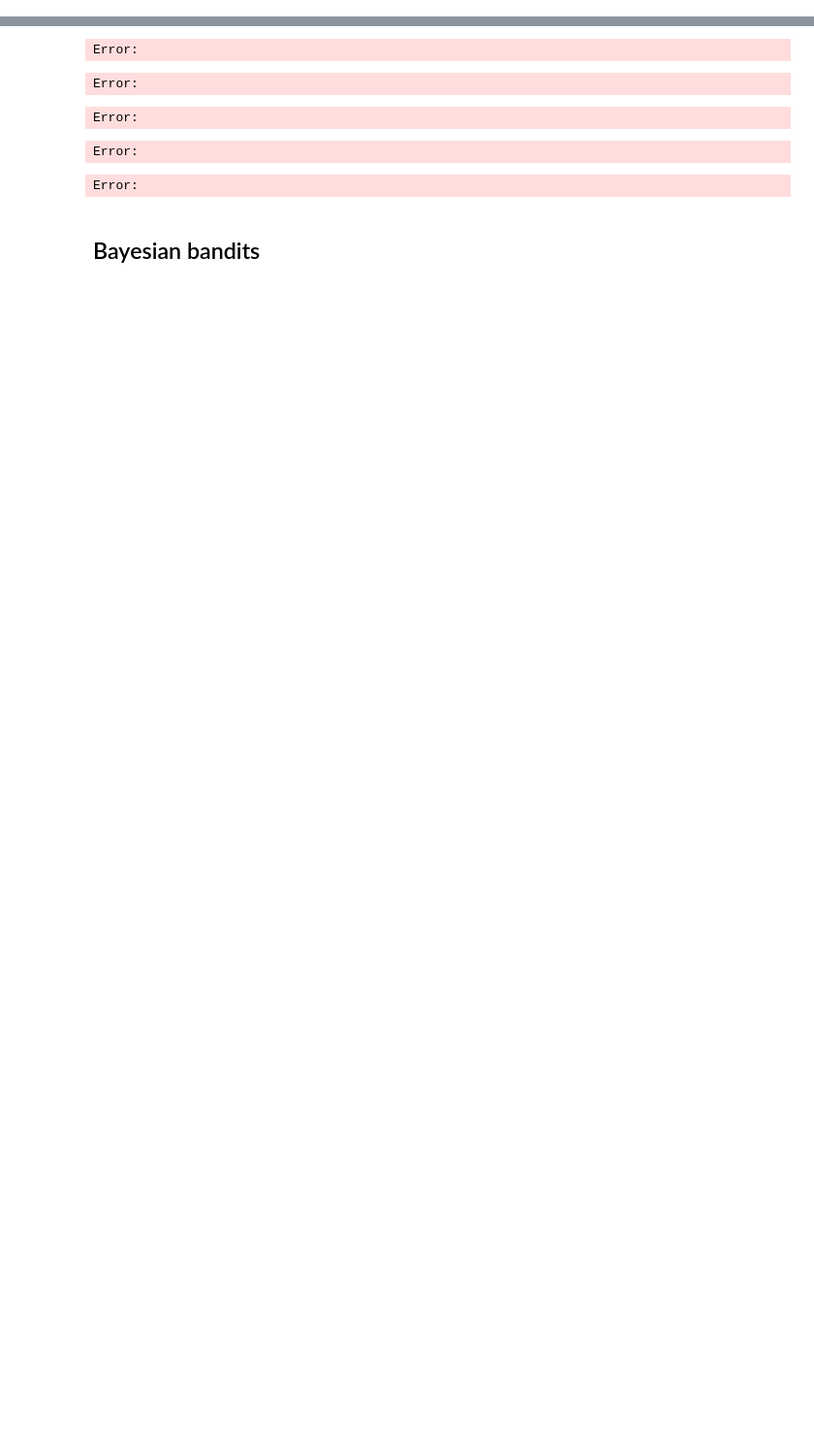
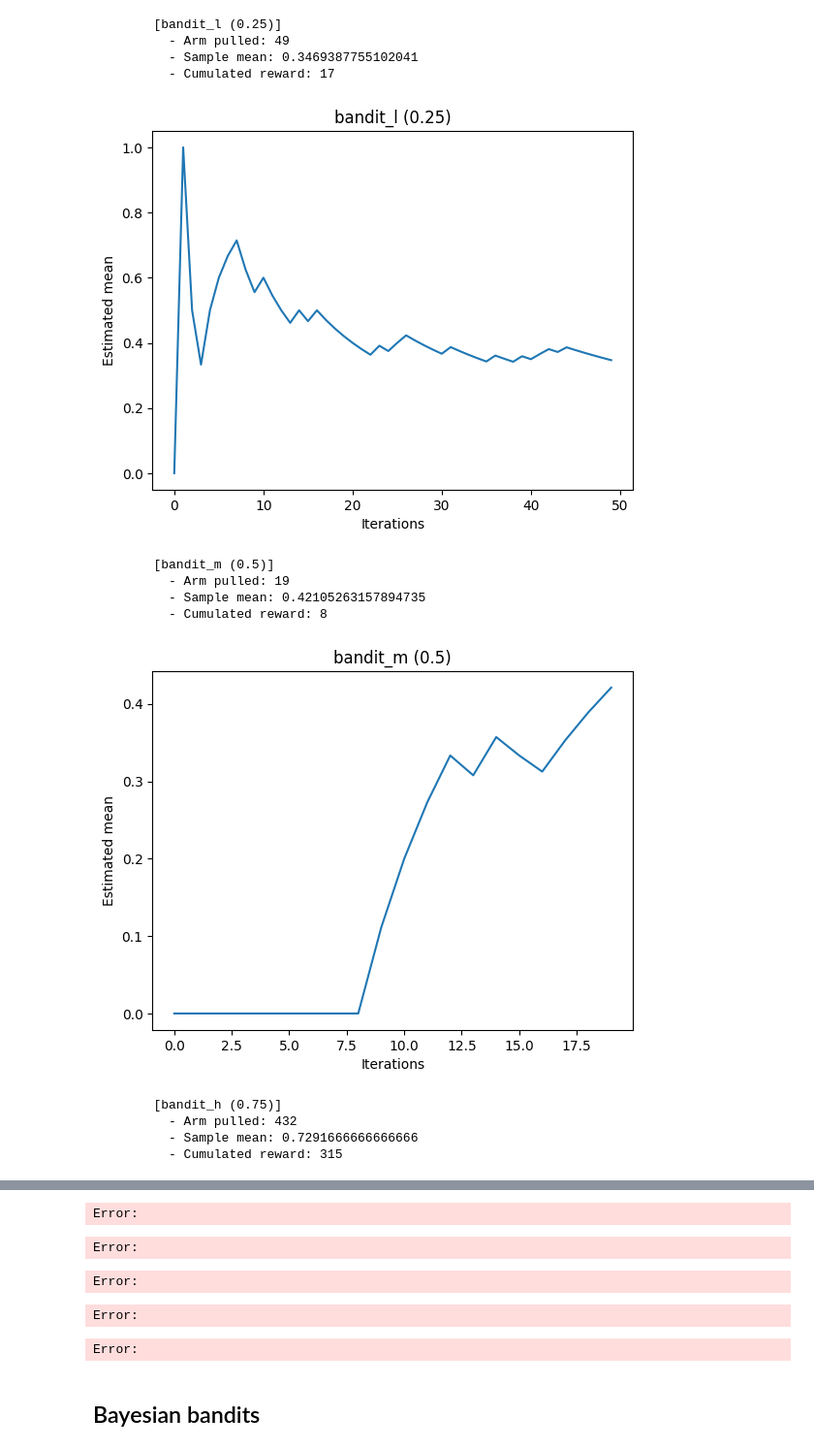
Before and after one commit to charlstown/rl-exploration-explotation, a Jupyter notebook: notebooks/1_rl_exploration_explotation.ipynb, the cells around one changed output, grey strips where cells are left out. Shown: that part at 97% size. Cells and saved outputs as stored; diff of their text form; code cells hidden in the pictures; blank space fills up the shorter version.

```diff
--- a/notebooks/1_rl_exploration_explotation.ipynb
+++ b/notebooks/1_rl_exploration_explotation.ipynb
@@ -122,0 +122,8 @@ Error:
+# %%
+# Test the bandit machines
+n_test_pulls = 10
+samples = [[bandit.pull() for i in range(n_test_pulls)] for bandit in bandits_test]
+
+# Print out the results
+for bandit, sample in zip(bandits_test, samples):
+    print(f"The {bandit.n} got this results: {sample}. Estimated mean: {bandit.sample_mean}/{bandit.p}")
@@ -122,0 +140,22 @@ Error:
+# %%
+# Creating the bandits for this experiment
+bandits_greedy = [bandit_machine(name=n, probability=p, save_history=True) for n, p in initial_params.items()]
+
+# Initial parameters
+n_experiments = 500         # Number of total pulls allowed
+epsilon = 0.1               # Epsilon is the probability to do a random action and explore
+total_reward_greedy = 0     # Total reward of the experiment
+
+# Run the experiments
+for i in range(n_experiments):
+    # Choose the bandit based on the epsilon parameter
+    if rnd.random() >= 0.1:
+        # Choose the best machine and exploit
+        bandits_sample_mean = [m.sample_mean for m in bandits_greedy]
+        j = np.argmax(bandits_sample_mean)
+    else:
+        # Choose a random machine and explore
+        j = rnd.randint(0,len(bandits_greedy)-1)
+
+    # Pull the arm of the selected machine
+    total_reward_greedy += bandits_greedy[j].pull()
@@ -122,0 +164,28 @@ Error:
+# %%
+# Get all the data from the bandit machines
+for bandit in bandits_greedy:
+    bandit.get_data()
+
+
+# Print the total reward
+accuracy = round((total_reward_greedy/n_experiments)*100, 2)
+msg = f"The total reward is {total_reward_greedy} points in {n_experiments} pulls. ({accuracy}%)"
+print(msg)
+
+# Plot a comparison of the pulls for each machine
+plot_bandit_balance(bandits_greedy)
+# %% [output]
+        [bandit_l (0.25)]
+          - Arm pulled: 49
+          - Sample mean: 0.3469387755102041
+          - Cumulated reward: 17
+[figure, added]
+        [bandit_m (0.5)]
+          - Arm pulled: 19
+          - Sample mean: 0.42105263157894735
+          - Cumulated reward: 8
+[figure, added]
+        [bandit_h (0.75)]
+          - Arm pulled: 432
+          - Sample mean: 0.7291666666666666
+          - Cumulated reward: 315
```
Also changed, not shown: parts of 23 cells of this notebook, 1 other file.
